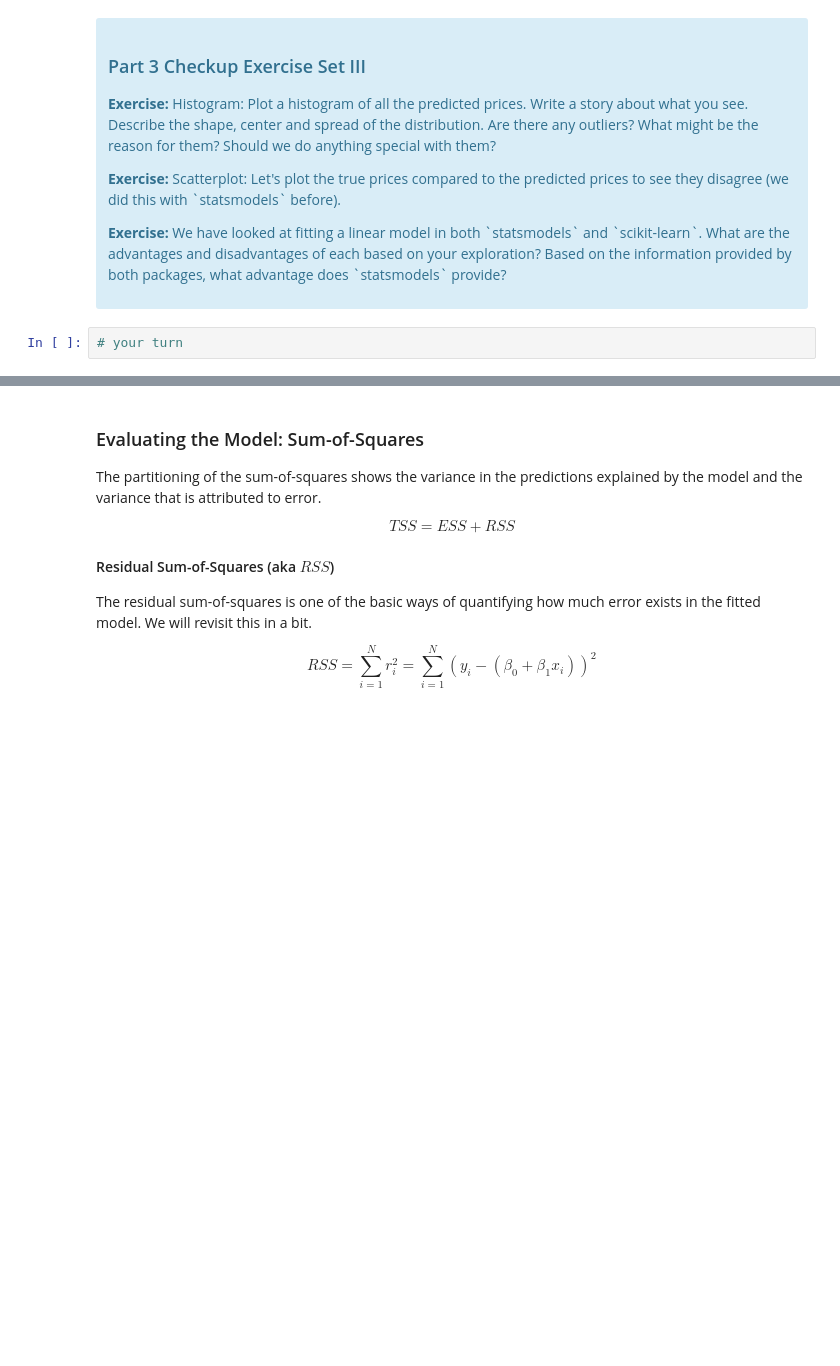
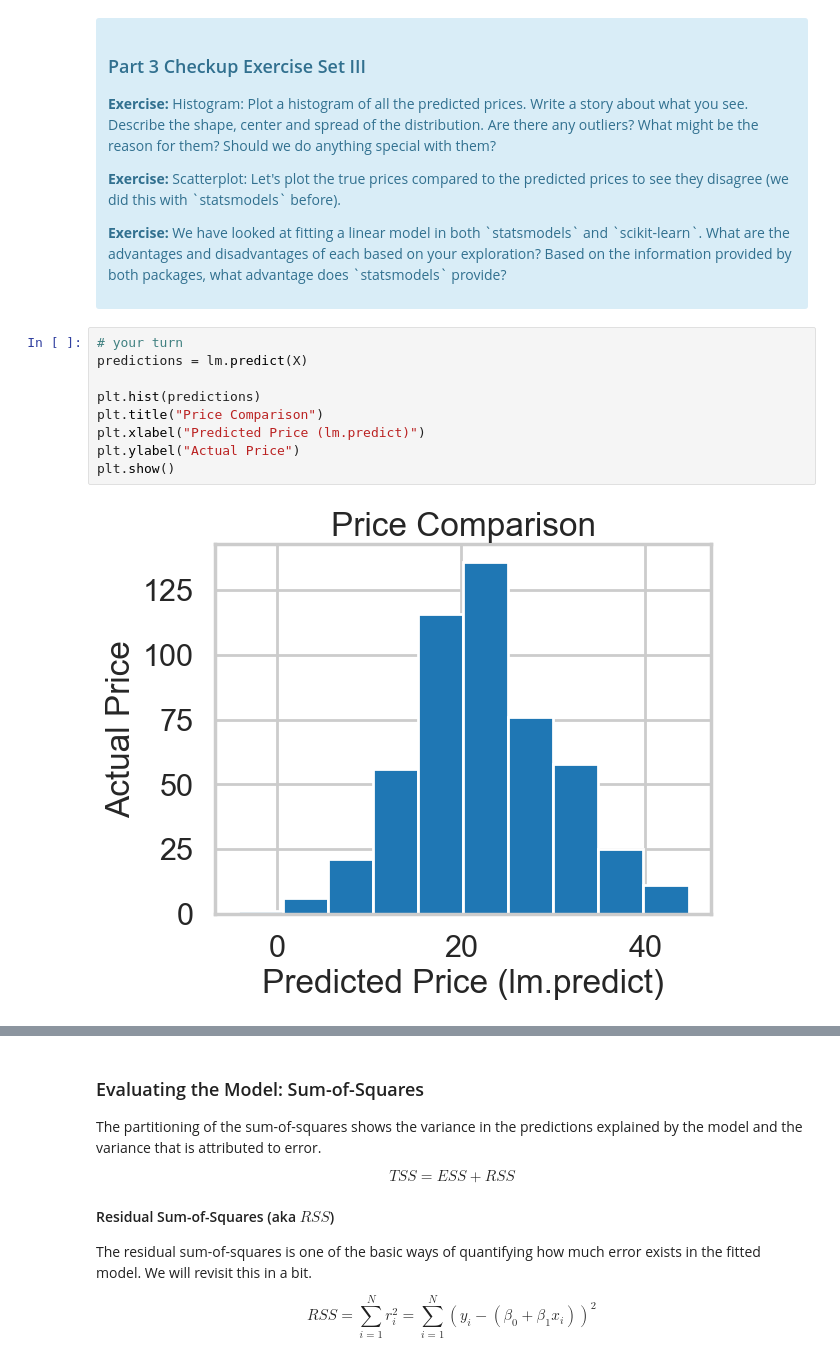
Before and after one commit to npandey472/CaseStudy_BostonHousing, a Jupyter notebook: 1723209039_Case_Study_-_Boston_Housing_Instructions/Case Study - Boston Housing/Mini_Project_Linear_Regression.ipynb, the cells around one changed output, grey strips where cells are left out. Cells and saved outputs as stored; diff of their text form; blank space fills up the shorter version.

```diff
--- a/1723209039_Case_Study_-_Boston_Housing_Instructions/Case Study - Boston Housing/Mini_Project_Linear_Regression.ipynb
+++ b/1723209039_Case_Study_-_Boston_Housing_Instructions/Case Study - Boston Housing/Mini_Project_Linear_Regression.ipynb
@@ -466,5 +505,14 @@ lm.predict(X)[0:5]
 
 <p><b>Exercise:</b> We have looked at fitting a linear model in both `statsmodels` and `scikit-learn`. What are the advantages and disadvantages of each based on your exploration? Based on the information provided by both packages, what advantage does `statsmodels` provide?</p>
 </div>
-# %%
-# your turn
+# %%
+# your turn
+predictions = lm.predict(X)
+
+plt.hist(predictions)
+plt.title("Price Comparison")
+plt.xlabel("Predicted Price (lm.predict)")
+plt.ylabel("Actual Price")
+plt.show()
+# %% [output]
+[figure, added]
```
Also changed, not shown: parts of 31 cells of this notebook.
